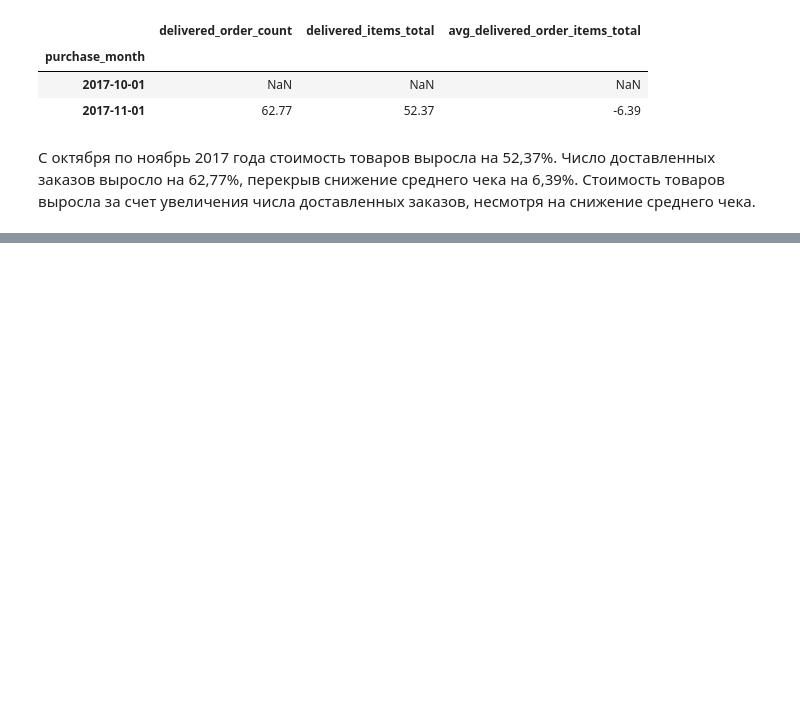
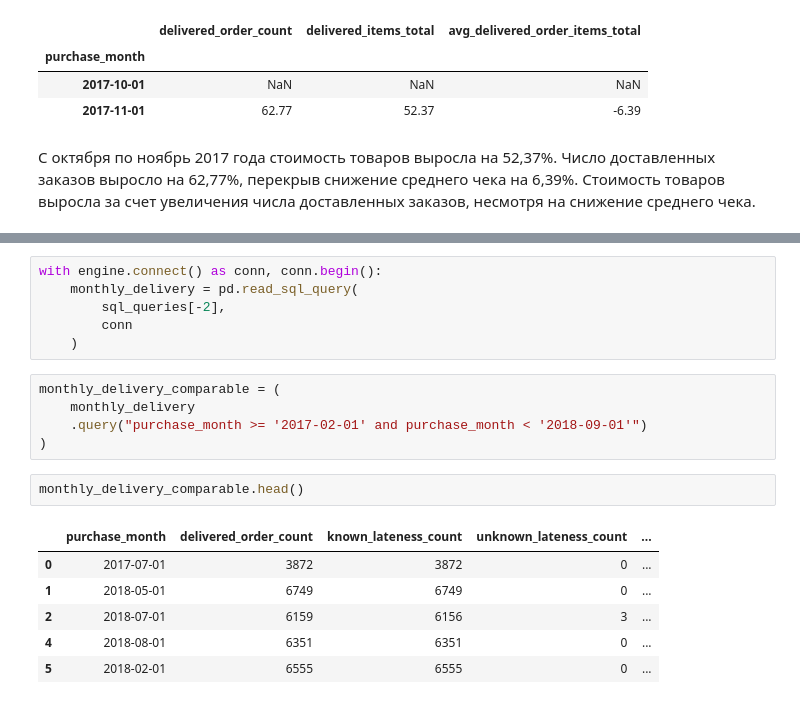
Before and after one commit to ekt4r/olist-product-analytics, a Jupyter notebook: notebooks/01_eda.ipynb, the cells around one changed output, grey strips where cells are left out. Drawn from its saved outputs; the diff is of its cells as text; blank space fills up the shorter version.

```diff
--- a/notebooks/01_eda.ipynb
+++ b/notebooks/01_eda.ipynb
@@ -125,0 +142,20 @@ month_over_month_pct
+# %%
+with engine.connect() as conn, conn.begin():
+    monthly_delivery = pd.read_sql_query(
+        sql_queries[-2],
+        conn
+    )
+# %%
+monthly_delivery_comparable = (
+    monthly_delivery
+    .query("purchase_month >= '2017-02-01' and purchase_month < '2018-09-01'")
+)
+# %%
+monthly_delivery_comparable.head()
+# %% [output]
+|  | purchase_month | delivered_order_count | known_lateness_count | unknown_lateness_count | ... |
+| 0 | 2017-07-01 | 3872 | 3872 | 0 | ... |
+| 1 | 2018-05-01 | 6749 | 6749 | 0 | ... |
+| 2 | 2018-07-01 | 6159 | 6156 | 3 | ... |
+| 4 | 2018-08-01 | 6351 | 6351 | 0 | ... |
+| 5 | 2018-02-01 | 6555 | 6555 | 0 | ... |
```
Also changed, not shown: parts of 6 cells of this notebook.
